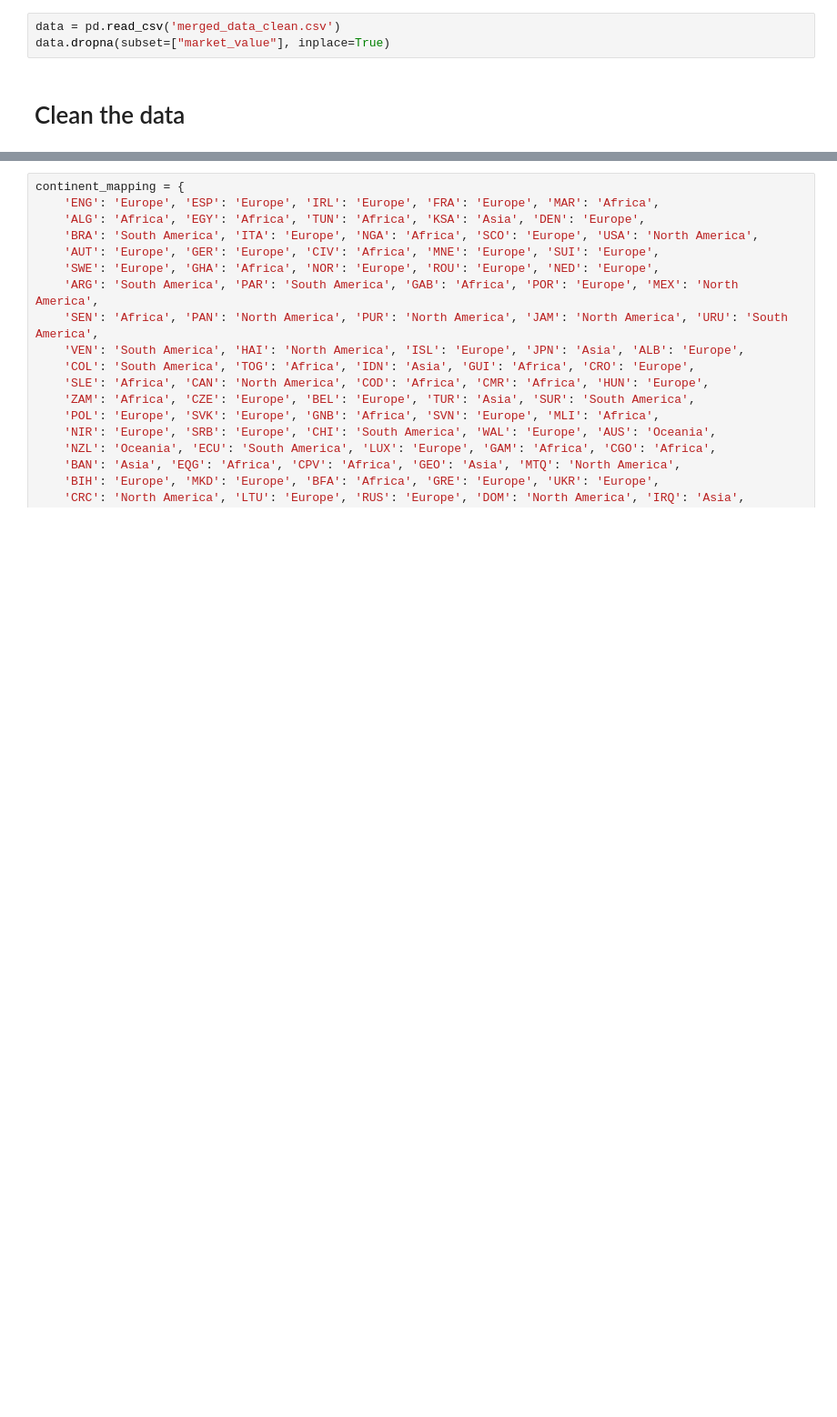
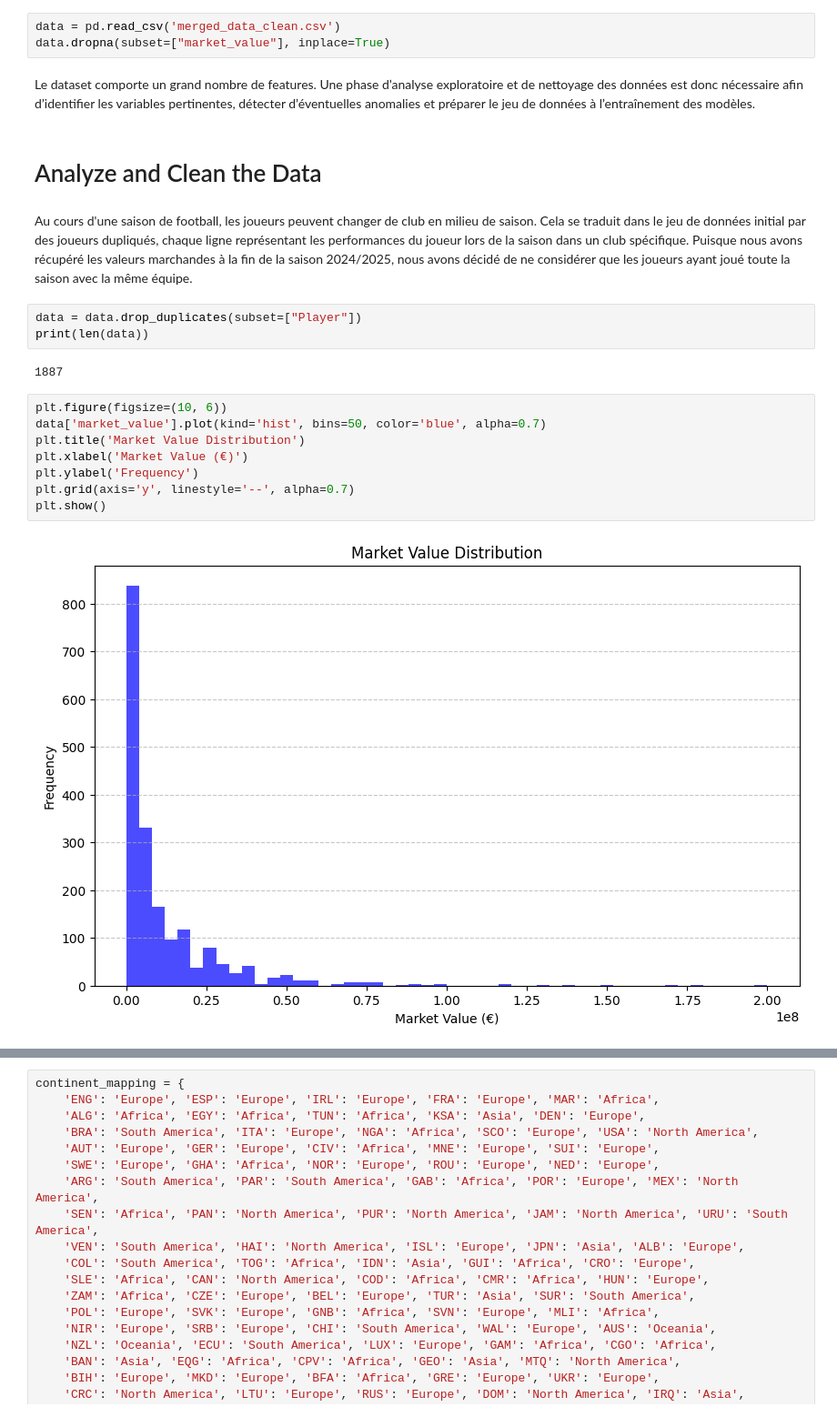
Before and after one commit to iReepr/ML-Project, a Jupyter notebook: Exercice6.ipynb, the cells around one changed output, grey strips where cells are left out. Shown at 91% size. Drawn from its saved outputs; the diff is of its cells as text; blank space fills up the shorter version.

```diff
--- a/Exercice6.ipynb
+++ b/Exercice6.ipynb
@@ -14,5 +21,24 @@ from sklearn.model_selection import GridSearchCV
 # %%
 data = pd.read_csv('merged_data_clean.csv')
 data.dropna(subset=["market_value"], inplace=True)
+# %% [markdown]
+Le dataset comporte un grand nombre de features. Une phase d’analyse exploratoire et de nettoyage des données est donc nécessaire afin d’identifier les variables pertinentes, détecter d’éventuelles anomalies et préparer le jeu de données à l’entraînement des modèles.
 # %% [markdown]
-# Clean the data
+# Analyze and Clean the Data
+# %% [markdown]
+Au cours d'une saison de football, les joueurs peuvent changer de club en milieu de saison. Cela se traduit dans le jeu de données initial par des joueurs dupliqués, chaque ligne représentant les performances du joueur lors de la saison dans un club spécifique. Puisque nous avons récupéré les valeurs marchandes à la fin de la saison 2024/2025, nous avons décidé de ne considérer que les joueurs ayant joué toute la saison avec la même équipe.
+# %%
+data = data.drop_duplicates(subset=["Player"])
+print(len(data))
+# %% [output]
+1887
+# %%
+plt.figure(figsize=(10, 6))
+data['market_value'].plot(kind='hist', bins=50, color='blue', alpha=0.7)
+plt.title('Market Value Distribution')
+plt.xlabel('Market Value (€)')
+plt.ylabel('Frequency')
+plt.grid(axis='y', linestyle='--', alpha=0.7)
+plt.show()
+# %% [output]
+[figure, added]
```
Also changed, not shown: parts of 97 cells of this notebook, 1 other file.
